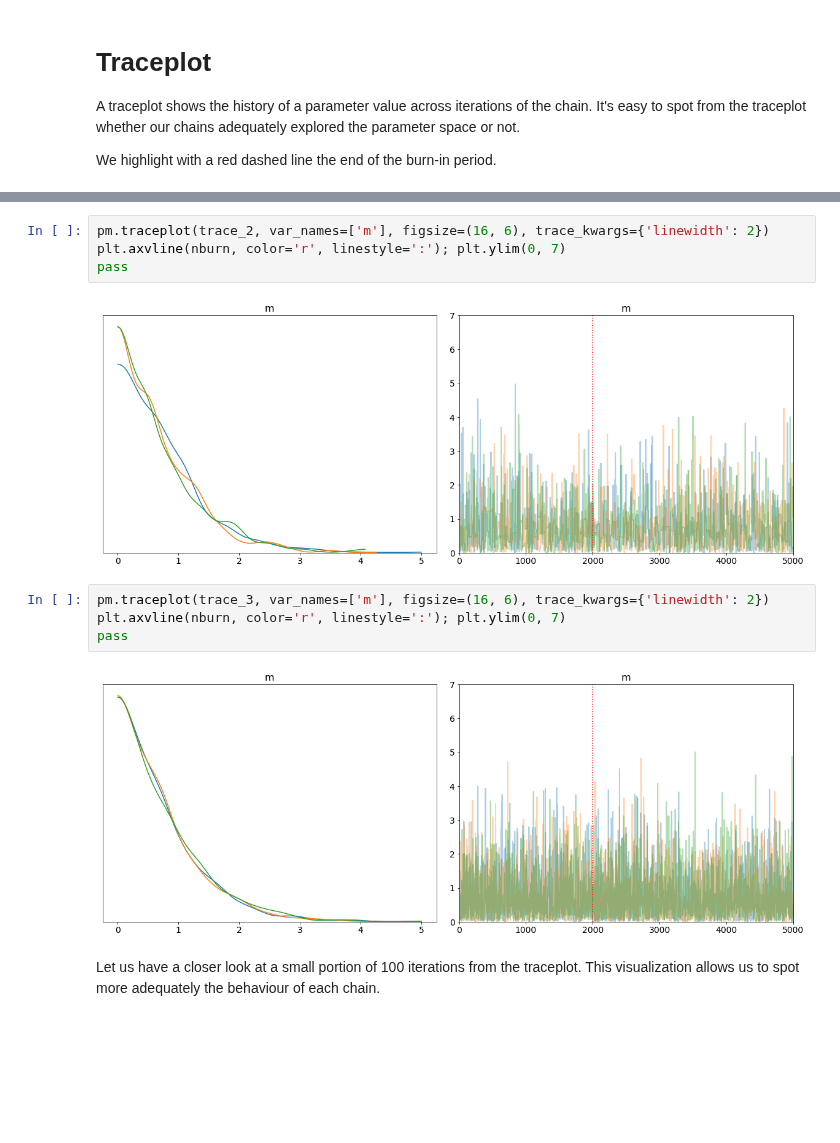
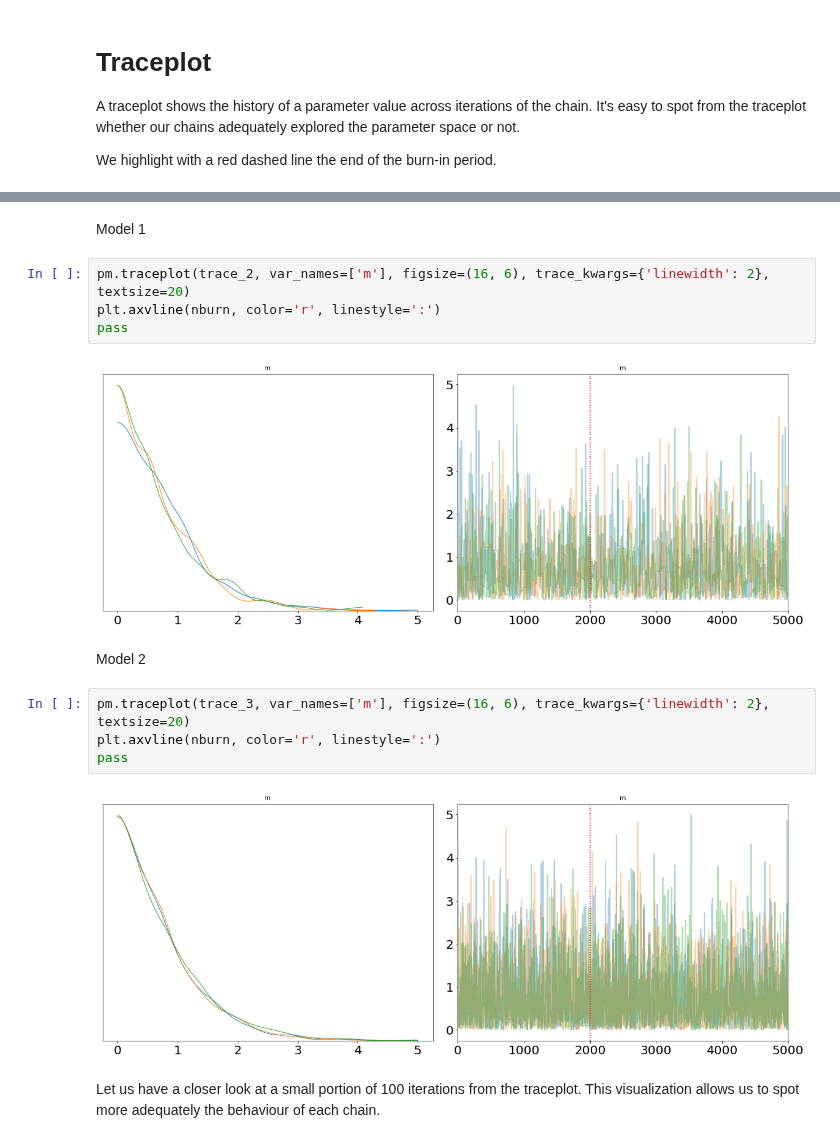
Before and after one commit to fcastagna/mcmc_convergence, a Jupyter notebook: try.ipynb, the cells around one changed output, grey strips where cells are left out. Cells and saved outputs as stored; diff of their text form; blank space fills up the shorter version.

```diff
--- a/try.ipynb
+++ b/try.ipynb
@@ -77,15 +79,19 @@ pass
+# %% [markdown]
+Model 1
 # %%
-pm.traceplot(trace_2, var_names=['m'], figsize=(16, 6), trace_kwargs={'linewidth': 2})
-plt.axvline(nburn, color='r', linestyle=':'); plt.ylim(0, 7)
+pm.traceplot(trace_2, var_names=['m'], figsize=(16, 6), trace_kwargs={'linewidth': 2}, textsize=20)
+plt.axvline(nburn, color='r', linestyle=':')
 pass
 # %% [output]
-[figure, old version]
+[figure, new version]
+# %% [markdown]
+Model 2
 # %%
-pm.traceplot(trace_3, var_names=['m'], figsize=(16, 6), trace_kwargs={'linewidth': 2})
-plt.axvline(nburn, color='r', linestyle=':'); plt.ylim(0, 7)
+pm.traceplot(trace_3, var_names=['m'], figsize=(16, 6), trace_kwargs={'linewidth': 2}, textsize=20)
+plt.axvline(nburn, color='r', linestyle=':')
 pass
 # %% [output]
-[figure, old version]
+[figure, new version]
 # %% [markdown]
 Let us have a closer look at a small portion of 100 iterations from the traceplot. This visualization allows us to spot more adequately the behaviour of each chain.
 # %%
```
Also changed, not shown: parts of 5 cells of this notebook.
